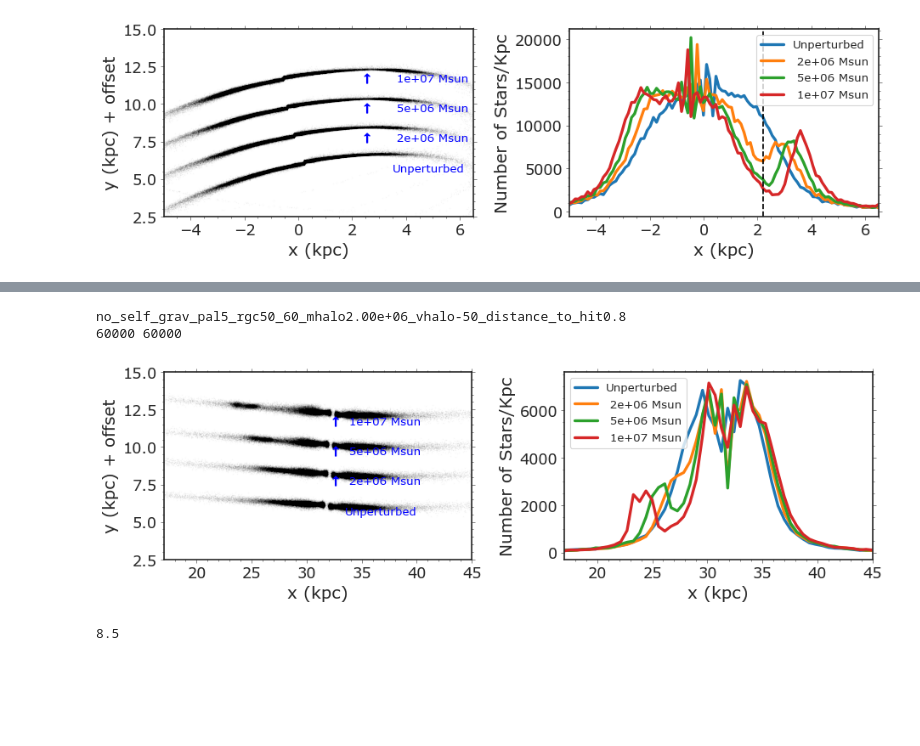
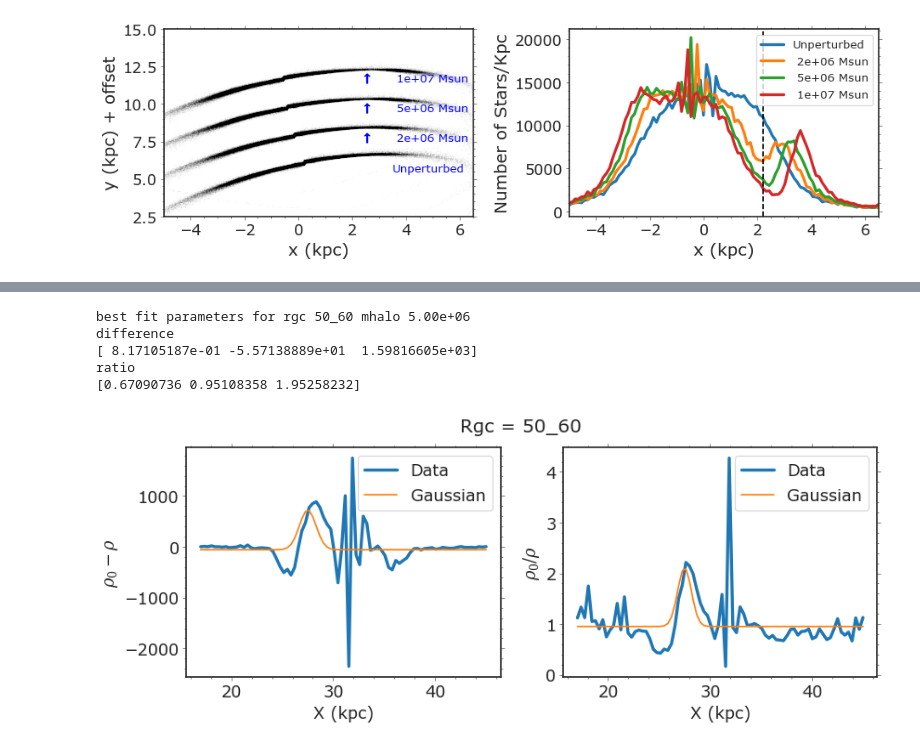
Before and after one commit to caganze/stellarstreams, a Jupyter notebook: notebooks/Poster Figures, Streams, Diagnostics.ipynb, the cells around one changed output, grey strips where cells are left out. Cells and saved outputs as stored; diff of their text form; code cells hidden in the pictures; blank space fills up the shorter version.

```diff
--- a/notebooks/Poster Figures, Streams, Diagnostics.ipynb
+++ b/notebooks/Poster Figures, Streams, Diagnostics.ipynb
@@ -345,44 +406,12 @@ no_self_grav_pal5_rgc30_40_mhalo2.00e+06_vhalo-50_distance_to_hit0.7
 # %%
-#xgrid=np.linspace(17, 45, 100)
-#distance_to_hit=0.8
-#x0, y0, ax, ax1= visualize_stream('50_60', [17, 45], [2., 17], xgrid, -50, offset=2)
-#ax.axvline(26.5)
-#ax.axvline(np.nanmedian(x0))
-
-#distance_to_hit=0.7
-#xgrid=np.linspace(-11, 15, 100)
-#_= visualize_stream('30_40', [-11, 15], [2.5, 15], xgrid, -50, offset=1.5)
-
-xgrid=np.linspace(17, 45, 50)
-vhalo=-50
-distance_to_hit=0.8
-#compare and contrast
-
-fig,(ax, ax1)=plt.subplots(figsize=(12,4), ncols=2)
-
-#_ =visualize_stream('10_20', [-qq, 6.5], [2.5, 15], xgrid, -50, ax, ax1, offset=2)
-_= visualize_stream('50_60', [17, 45], [2.5, 15], xgrid, -50,   ax, ax1, offset=2)
-
-ax.text(33.5, 11.5, " {:.0e} Msun".format(1e7) ,c='b', fontsize=12)
-ax.text(33.5, 9.5, " {:.0e} Msun".format(5e6) ,c='b', fontsize=12)
-ax.text(33.5, 7.5, " {:.0e} Msun".format(2e6) ,c='b', fontsize=12)
-ax.text(33.5, 5.5, "Unperturbed".format(5e6) ,c='b', fontsize=12)
-
-ax.scatter(32.5,  11.75, color='b', marker='$\u2191$', s=100)
-ax.scatter(32.5,  9.75, color='b', marker='$\u2191$', s=100)
-ax.scatter(32.5,  7.75, color='b', marker='$\u2191$', s=100)
-
-ax1.legend(fontsize=12)
-ax1.axvline(2.2, linestyle='--', c='k')
-ax1.minorticks_on()
-plt.tight_layout()
-
-plt.savefig(path_plot+'/streams{}.jpeg'.format('50_60'), bbox_inches='tight')
+xgrid=np.linspace(17, 45, 80)
+find_gap_size('50_60', xgrid, plot=True,distance_to_hit=0.8, mhalo=5e6)
 # %% [output]
-no_self_grav_pal5_rgc50_60_mhalo2.00e+06_vhalo-50_distance_to_hit0.8
-60000 60000
+best fit parameters for rgc 50_60 mhalo 5.00e+06
+difference
+[ 8.17105187e-01 -5.57138889e+01  1.59816605e+03]
+ratio
+[0.67090736 0.95108358 1.95258232]
-[figure, old version]
+[figure, new version]
 # %%
-35-26.5
+GAP_SIZES={'10_20': 1.4, '30_40': 2.5, '50_60': 1.8}
-# %% [output]
-8.5
```
Also changed, not shown: parts of 11 cells of this notebook, 1 other file.
